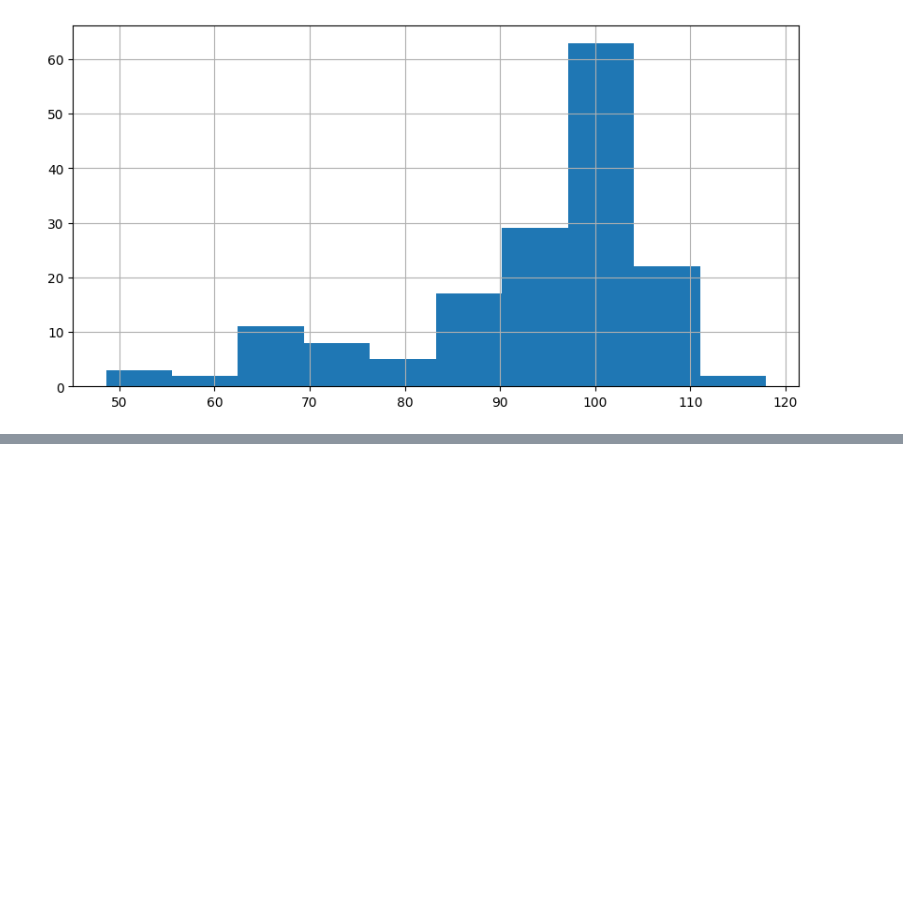
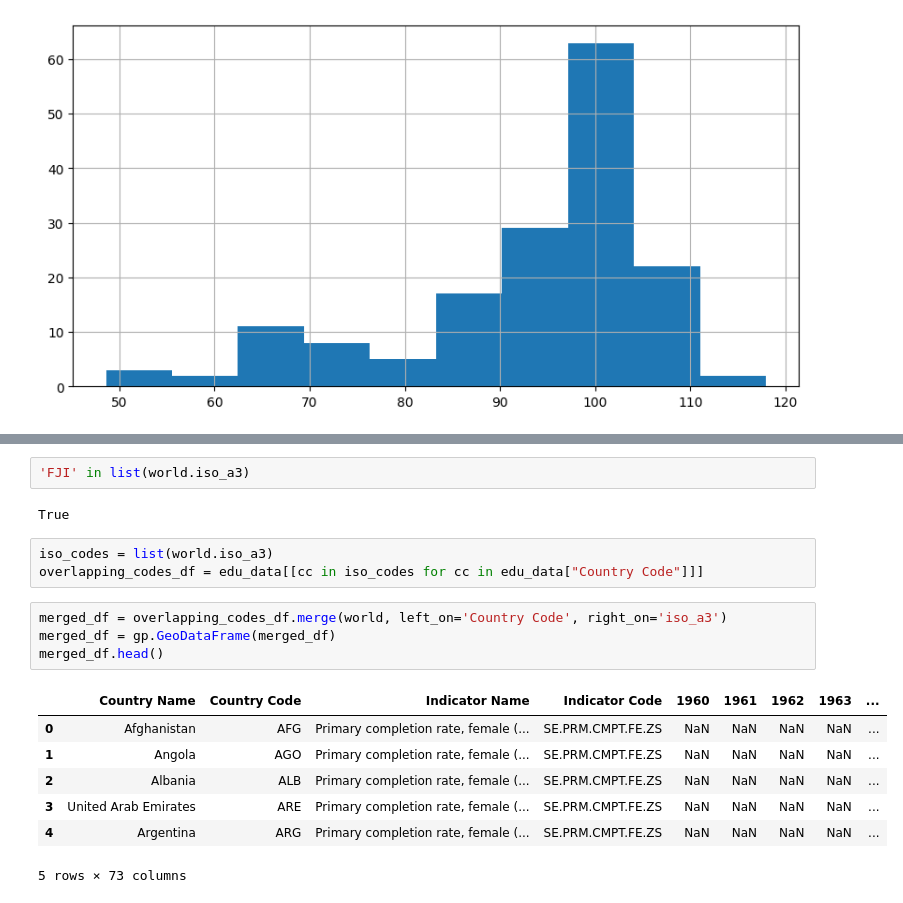
Before and after one commit to HongjunQian/data_project_2023, a Jupyter notebook: Data_project.ipynb, the cells around one changed output, grey strips where cells are left out. Saved outputs shown, nothing was run; the diff lists cells and outputs as text; blank space fills up the shorter version.

```diff
--- a/Data_project.ipynb
+++ b/Data_project.ipynb
@@ -52,0 +91,19 @@ example["2020"].plot(kind="bar")
+# %%
+'FJI' in list(world.iso_a3)
+# %% [output]
+True
+# %%
+iso_codes = list(world.iso_a3)
+overlapping_codes_df = edu_data[[cc in iso_codes for cc in edu_data["Country Code"]]]
+# %%
+merged_df = overlapping_codes_df.merge(world, left_on='Country Code', right_on='iso_a3')
+merged_df = gp.GeoDataFrame(merged_df)
+merged_df.head()
+# %% [output]
+|  | Country Name | Country Code | Indicator Name | Indicator Code | 1960 | 1961 | 1962 | 1963 | ... |
+| 0 | Afghanistan | AFG | Primary completion rate, female (... | SE.PRM.CMPT.FE.ZS | NaN | NaN | NaN | NaN | ... |
+| 1 | Angola | AGO | Primary completion rate, female (... | SE.PRM.CMPT.FE.ZS | NaN | NaN | NaN | NaN | ... |
+| 2 | Albania | ALB | Primary completion rate, female (... | SE.PRM.CMPT.FE.ZS | NaN | NaN | NaN | NaN | ... |
+| 3 | United Arab Emirates | ARE | Primary completion rate, female (... | SE.PRM.CMPT.FE.ZS | NaN | NaN | NaN | NaN | ... |
+| 4 | Argentina | ARG | Primary completion rate, female (... | SE.PRM.CMPT.FE.ZS | NaN | NaN | NaN | NaN | ... |
+5 rows × 73 columns
```
Also changed, not shown: parts of 8 cells of this notebook, 1 other file.
